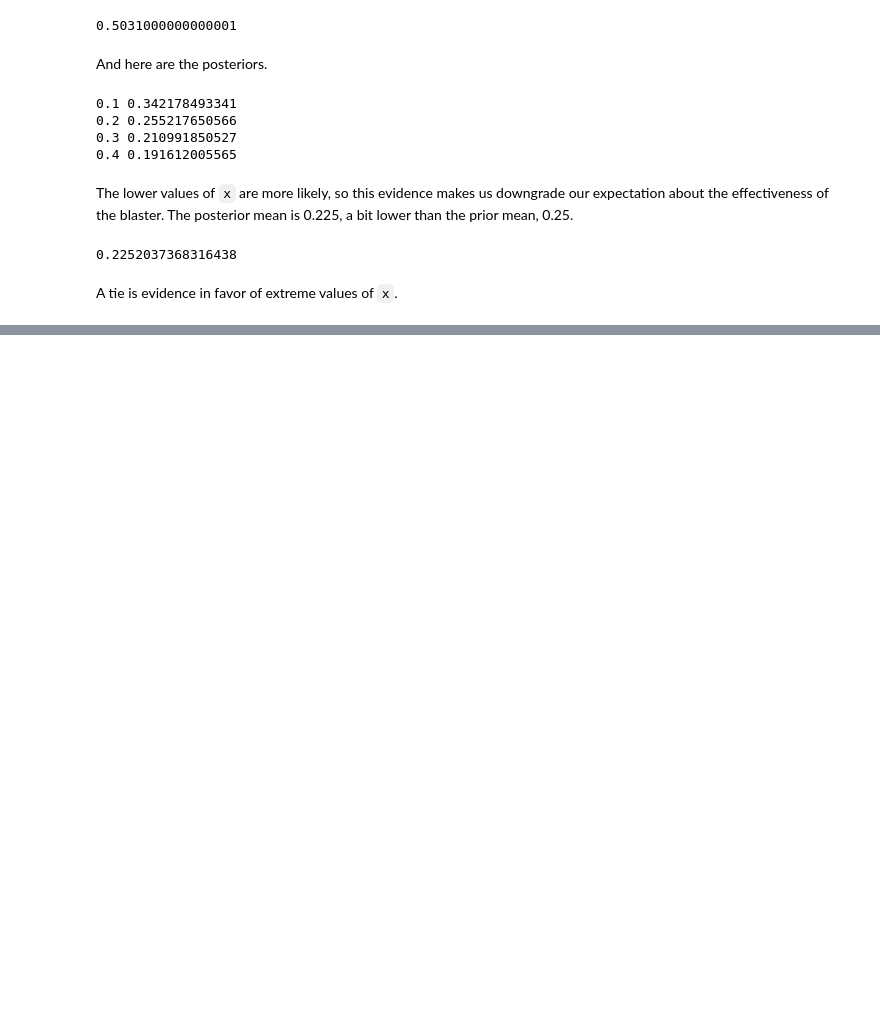
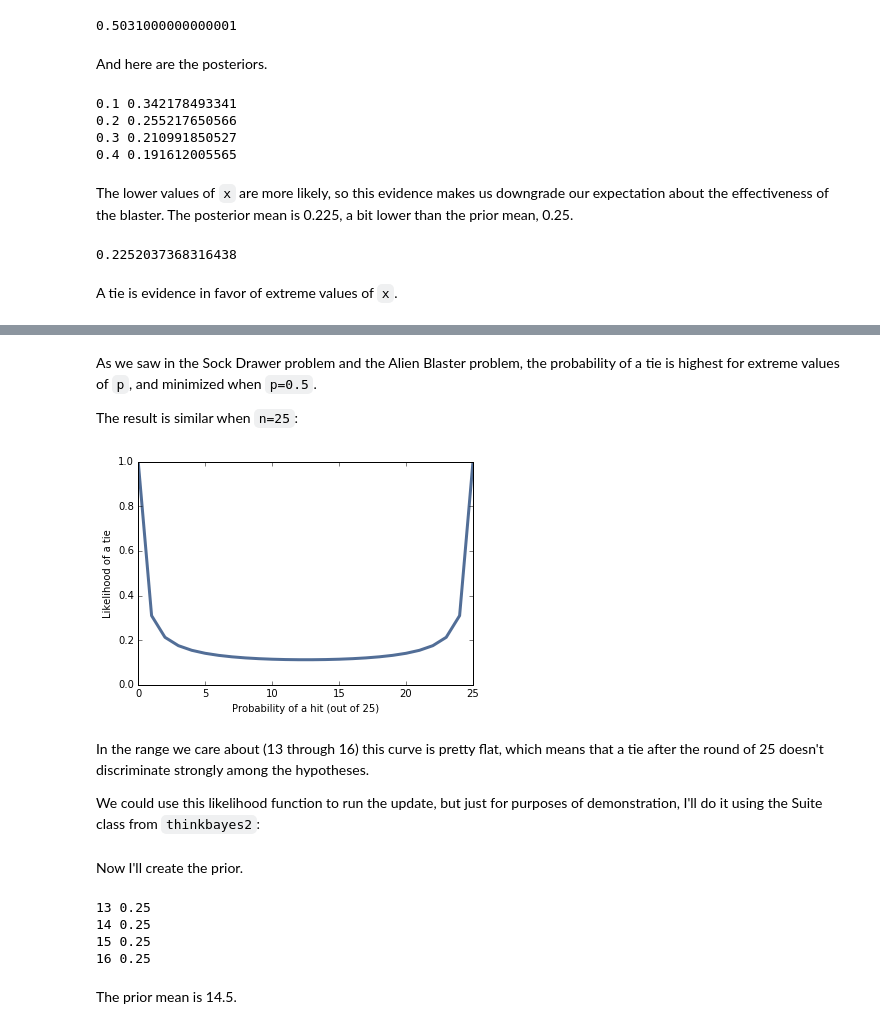
Before and after one commit to AllenDowney/ProbablyOverthinkingIt, a Jupyter notebook: socks_and_skeets.ipynb, the cells around one changed output, grey strips where cells are left out. Saved outputs shown, nothing was run; the diff lists cells and outputs as text; code cells hidden in the pictures; blank space fills up the shorter version.

Commit message:
Adding skeet solution

```diff
--- a/socks_and_skeets.ipynb
+++ b/socks_and_skeets.ipynb
@@ -183,0 +234,19 @@ A tie is evidence in favor of extreme values of `x`.
+# %% [markdown]
+As we saw in the Sock Drawer problem and the Alien Blaster problem, the probability of a tie is highest for extreme values of `p`, and minimized when `p=0.5`.
+
+The result is similar when `n=25`:
+# %%
+data = 25, 'tie'
+
+hypos = range(0, 26)
+likes = [likelihood(data, hypo) for hypo in hypos]
+thinkplot.Plot(hypos, likes)
+thinkplot.Config(xlabel='Probability of a hit (out of 25)',
+                 ylabel='Likelihood of a tie',
+                 ylim=[0, 1])
+# %% [output]
+[figure, added]
+# %% [markdown]
+In the range we care about (13 through 16) this curve is pretty flat, which means that a tie after the round of 25 doesn't discriminate strongly among the hypotheses.
+
+We could use this likelihood function to run the update, but just for purposes of demonstration, I'll do it using the Suite class from `thinkbayes2`:
@@ -183,0 +268,12 @@ A tie is evidence in favor of extreme values of `x`.
+# %% [markdown]
+Now I'll create the prior.
+# %%
+suite = Skeet([13, 14, 15, 16])
+suite.Print()
+# %% [output]
+13 0.25
+14 0.25
+15 0.25
+16 0.25
+# %% [markdown]
+The prior mean is 14.5.
```
Also changed, not shown: parts of 21 cells of this notebook.
